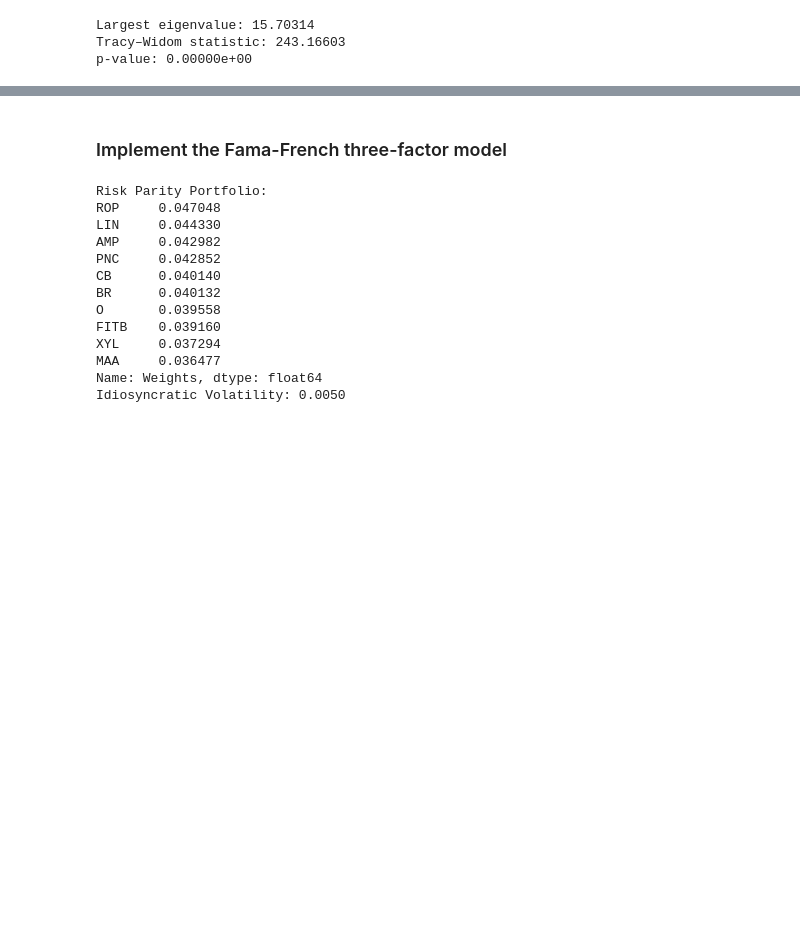
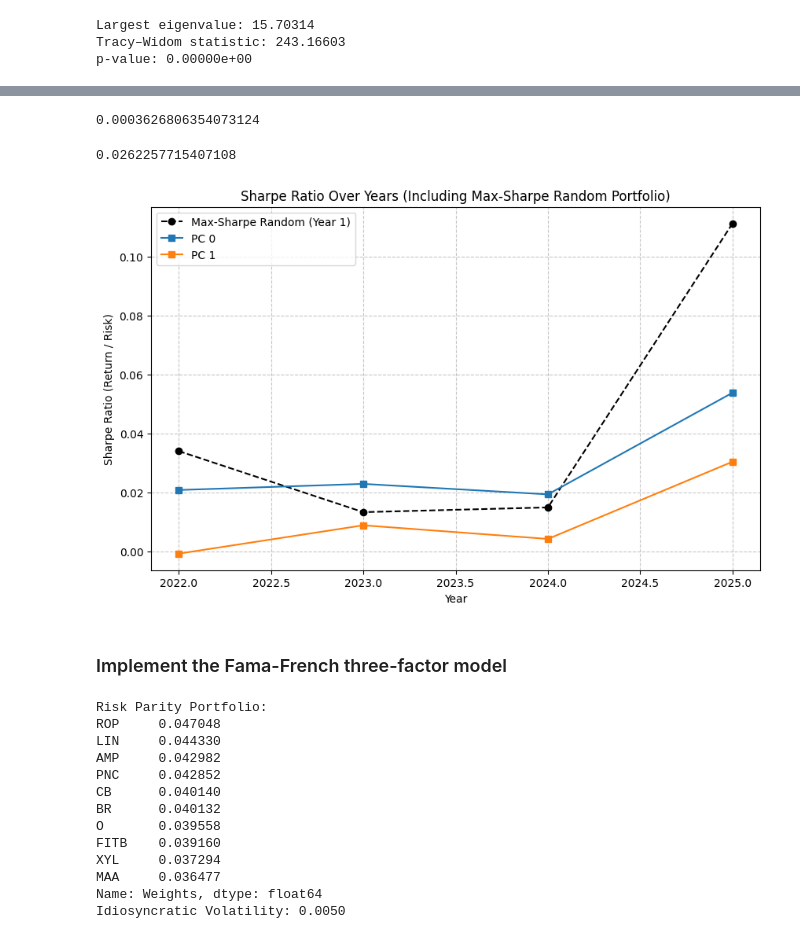
Before and after one commit to donnafaithhh/Fama-Markowitz-Mini-Project, a Jupyter notebook: mini project.ipynb, the cells around one changed output, grey strips where cells are left out. Drawn from its saved outputs; the diff is of its cells as text; code cells hidden in the pictures; blank space fills up the shorter version.

```diff
--- a/mini project.ipynb
+++ b/mini project.ipynb
@@ -284,0 +377,8 @@ p-value: 0.00000e+00
+# %%
+returns_df.get_group(2022).mean().mean()
+# %% [output]
+0.0003626806354073124
+# %%
+returns_df.get_group(2022).std().mean()
+# %% [output]
+0.0262257715407108
@@ -285,3 +464,7 @@ p-value: 0.00000e+00
+# %%
+plot_sharpe_over_years_fixed(returns_df, [2022,2023,2024,2025], pcs_2022)
+# %% [output]
+[figure, added]
 # %% [markdown]
 ### Implement the Fama-French three-factor model
 # %%
```
Also changed, not shown: parts of 12 cells of this notebook.
